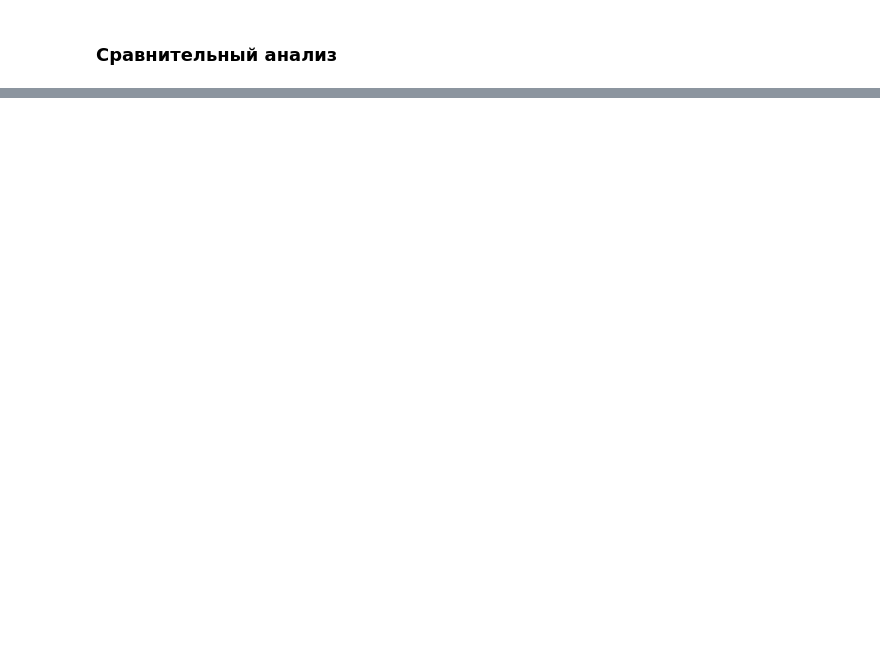
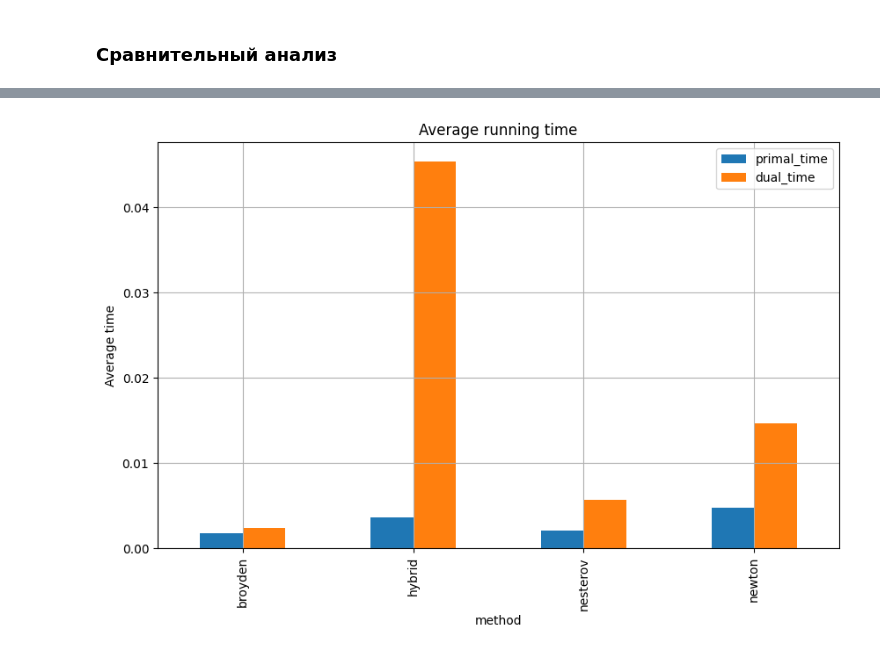
Before and after one commit to owmtgf/IAD_MAG_OptMethods, a Jupyter notebook: LAB3/main.ipynb, the cells around one changed output, grey strips where cells are left out. Cells and saved outputs as stored; diff of their text form; code cells hidden in the pictures; blank space fills up the shorter version.

```diff
--- a/LAB3/main.ipynb
+++ b/LAB3/main.ipynb
@@ -1245,0 +1519,14 @@ Line search failed at 2
+# %%
+comparison.plot(
+    x="method",
+    y=["primal_time", "dual_time"],
+    kind="bar",
+    figsize=(10, 6),
+)
+
+plt.ylabel("Average time")
+plt.title("Average running time")
+plt.grid(True)
+plt.show()
+# %% [output]
+[figure, added]
```
Also changed, not shown: parts of 25 cells of this notebook.
